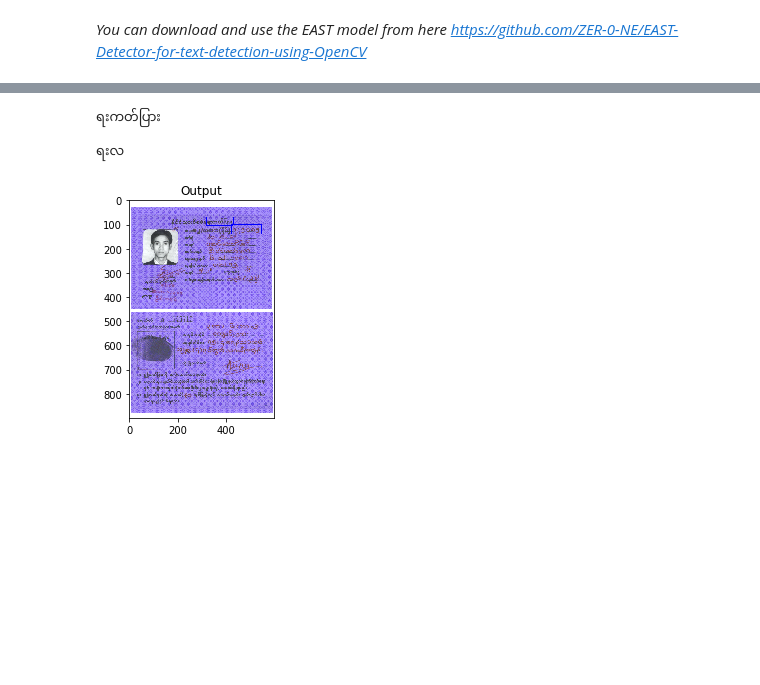
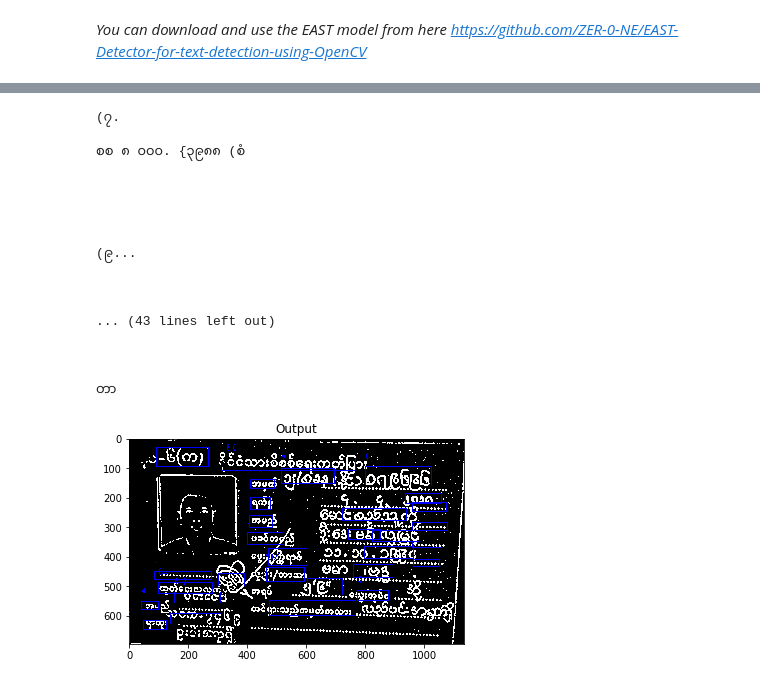
Before and after one commit to MDSADABWASIM/ML-Project, a Jupyter notebook: Code/Day89-DeeplearningOCR.ipynb, the cells around one changed output, grey strips where cells are left out. Saved outputs shown, nothing was run; the diff lists cells and outputs as text; code cells hidden in the pictures; blank space fills up the shorter version.

```diff
--- a/Code/Day89-DeeplearningOCR.ipynb
+++ b/Code/Day89-DeeplearningOCR.ipynb
@@ -10,3 +91,4 @@ from matplotlib import pyplot as plt
 # %%
 #Creating argument dictionary for the default arguments needed in the code.
-args = {"image":"/Users/inndata_flutter/Downloads/image.png", "east":"../datasets/frozen_east_text_detection.pb", "min_confidence":0.5, "width":320, "height":320}
+args = {"image":"../StagesImages/smooth.png", "east":"../datasets/frozen_east_text_detection.pb", "min_confidence":0.4, "width":320, "height":320}
+#1216 768
@@ -117,7 +197,7 @@ for (startX, startY, endX, endY) in boxes:
 	r = orig[startY:endY, startX:endX]
 
 	#configuration setting to convert image to string.
-	configuration = ("-l mya --oem 1 --psm 3")
+	configuration = ("-l mya --oem 1 --psm 4")
     ##This will recognize the text from the image of bounding box
 	text = pytesseract.image_to_string(r, config=configuration)
 
@@ -126,24 +206,38 @@ for (startX, startY, endX, endY) in boxes:
 # %%
 #Display the image with bounding box and recognized text
 orig_image = orig.copy()
 
 # Moving over the results and display on the image
 for ((start_X, start_Y, end_X, end_Y), text) in results:
 	# display the text detected by Tesseract
 	print("{}\n".format(text))
 
 	# Displaying text
 	text = "".join([x if ord(x) < 128 else "" for x in text]).strip()
 	cv2.rectangle(orig_image, (start_X, start_Y), (end_X, end_Y),
 		(0, 0, 255), 2)
 	cv2.putText(orig_image, text, (start_X, start_Y - 30),
-		cv2.FONT_HERSHEY_SIMPLEX, 0.7,(0,0, 255), 2)
+		cv2.FONT_HERSHEY_COMPLEX, 0.7,(0,0, 255), 2)
 
 plt.imshow(orig_image)
 plt.title('Output')
 plt.show()
 # %% [output]
-ရးကတ်ပြား
+(၇.
 
-ရးလ
+စစ ၈ ၀၀၀. {၃၉၈၈ (စံ
+
+
+
+
+
+(၉...
+
+
+
+... (43 lines left out)
+
+
+
+တာ
-[figure, old version]
+[figure, new version]
```
Also changed, not shown: parts of 7 cells of this notebook.
